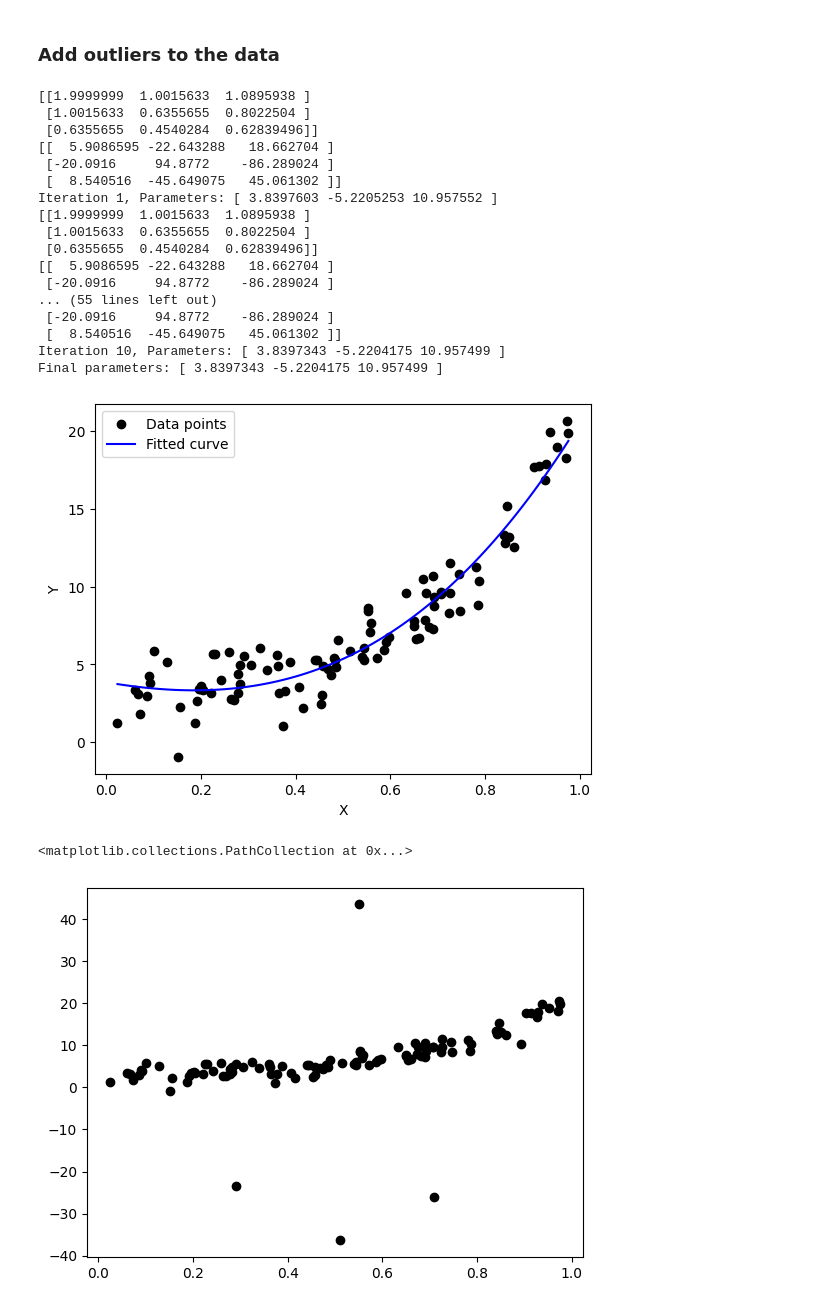
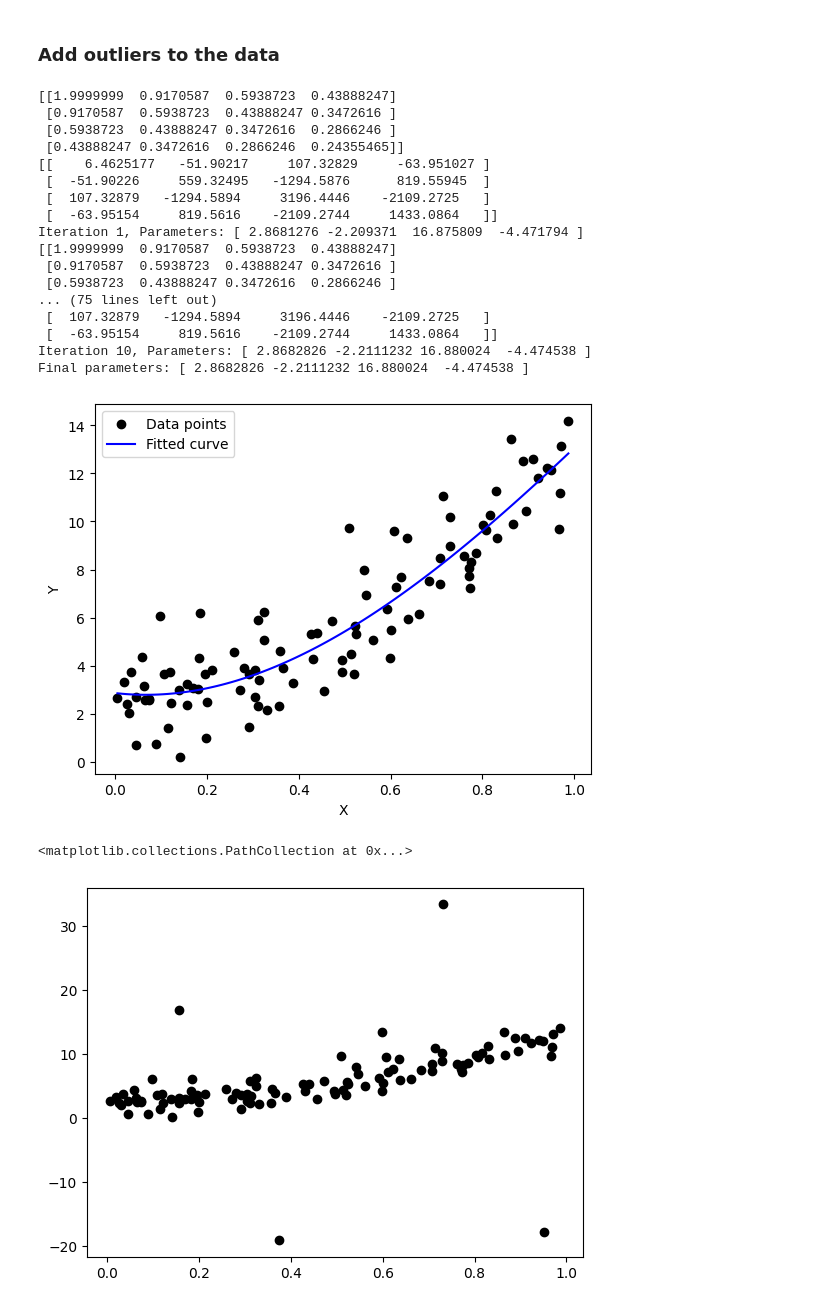
Before and after one commit to Romasa102/CurveFittingAlgorithm, a Jupyter notebook: CurveFit.ipynb, the cells around one changed output. Saved outputs shown, nothing was run; the diff lists cells and outputs as text; code cells hidden in the pictures.

```diff
--- a/CurveFit.ipynb
+++ b/CurveFit.ipynb
@@ -9,2 +7,5 @@ import matplotlib.pyplot as plt
 # %%
-GlobalSeed = 3
+GlobalSeed = 42
+ErrorsLevel = 10
+FunctionComplexity = 5
+Degree = 3
@@ -12,19 +15,22 @@ GlobalSeed = 3
 #set the random_seed
 np.random.seed(GlobalSeed)
 
-def function(params,x):
-    return params[0] + params[1] * x + params[2] * x ** 2 + params[3] * x ** 3 + params[4] * x ** 4 + params[5] * x ** 5 + params[6] * x ** 6 + params[7] * x ** 7 + params[8] * x ** 8 + params[9] * x ** 9 + params[10] * x ** 10
+def predict(params,x):
+    if(Degree == 10):
+        return params[0] + params[1] * x + params[2] * x ** 2 + params[3] * x ** 3 + params[4] * x ** 4 + params[5] * x ** 5 + params[6] * x ** 6 + params[7] * x ** 7 + params[8] * x ** 8 + params[9] * x ** 9 + params[10] * x ** 10
+    elif(Degree == 3):
+        return params[0] + params[1] * x + params[2] * x ** 2 + params[3] * x ** 3
 
 def generate_points(params,n, error):
     X = np.random.rand(n)
-    Y = function(params,X) + error*np.random.randn(n)
+    Y = predict(params,X) + error*np.random.randn(n)
     return X, Y
 
-params = np.random.rand(11)*5
+params = np.random.rand(Degree + 1)*FunctionComplexity
 X, Y = generate_points(params,100, 1.5)
 #plot the function as well
 X_org = jnp.linspace(min(X), max(X), 100)
-Y_org = function(params,X_org)
+Y_org = predict(params,X_org)
 plt.plot(X_org, Y_org, color='green', label='Function')
 plt.scatter(X, Y,color = 'black')
 # %% [output]
@@ -33,10 +39,6 @@ plt.scatter(X, Y,color = 'black')
 # %% [markdown]
 ## Polynomial regression using Newton's method
 # %%
-def predict(params, X):
-    #third polynomial
-    return params[0] + params[1] * X + params[2] * X ** 2 + params[3] * X ** 3
-
 # Define the loss function (mean squared error)
 def loss(params, X, Y):
     predictions = predict(params, X)
@@ -47,7 +49,7 @@ hessian_loss = hessian(loss)
 
 # Newton's method for polynomial regression
 def newton_method(X, Y, num_iterations=10):
-    params = np.zeros(3)
+    params = np.zeros(Degree + 1)
     for i in range(num_iterations):
         grad_l = grad_loss(params, X, Y)
         hess_l = hessian_loss(params, X, Y)
@@ -88,7 +90,7 @@ def showNewton(X, Y):
 # %% [markdown]
 ### Add outliers to the data
 # %%
-def AddOutliers(X, Y, severity_factor=10):
+def AddOutliers(X, Y):
     #set the random_seed
     np.random.seed(GlobalSeed)
     # Calculate the standard deviation of the original data
@@ -97,7 +99,7 @@ def AddOutliers(X, Y, severity_factor=10):
     X_outliers = np.random.rand(5)
 
     # Add outlier which is between 1 and 3 std of the original data
-    Y_outliers = function(params, X_outliers) + np.random.uniform(-severity_factor * std_dev, severity_factor * std_dev, len(X_outliers))
+    Y_outliers = predict(params, X_outliers) + np.random.uniform(-ErrorsLevel * std_dev, ErrorsLevel * std_dev, len(X_outliers))
     X_ol = np.concatenate((X, X_outliers))
     Y_ol = np.concatenate((Y, Y_outliers))
     return X_ol, Y_ol
@@ -209,31 +212,31 @@ def plot_and_calculate_rmse(plot_config1, plot_config2, title):
 # %%
 X_init_fit,Y_init_fit,error_init_fit = showNewton(X,Y)
 # %% [output]
-[[1.9999999  1.0015633  1.0895938 ]
- [1.0015633  0.6355655  0.8022504 ]
- [0.6355655  0.4540284  0.62839496]]
-[[  5.9086595 -22.643288   18.662704 ]
- [-20.0916     94.8772    -86.289024 ]
- [  8.540516  -45.649075   45.061302 ]]
-Iteration 1, Parameters: [ 3.8397603 -5.2205253 10.957552 ]
-[[1.9999999  1.0015633  1.0895938 ]
- [1.0015633  0.6355655  0.8022504 ]
- [0.6355655  0.4540284  0.62839496]]
-[[  5.9086595 -22.643288   18.662704 ]
- [-20.0916     94.8772    -86.289024 ]
-... (55 lines left out)
- [-20.0916     94.8772    -86.289024 ]
- [  8.540516  -45.649075   45.061302 ]]
-Iteration 10, Parameters: [ 3.8397343 -5.2204175 10.957499 ]
-Final parameters: [ 3.8397343 -5.2204175 10.957499 ]
+[[1.9999999  0.9170587  0.5938723  0.43888247]
+ [0.9170587  0.5938723  0.43888247 0.3472616 ]
+ [0.5938723  0.43888247 0.3472616  0.2866246 ]
+ [0.43888247 0.3472616  0.2866246  0.24355465]]
+[[    6.4625177   -51.90217     107.32829     -63.951027 ]
+ [  -51.90226     559.32495   -1294.5876      819.55945  ]
+ [  107.32879   -1294.5894     3196.4446    -2109.2725   ]
+ [  -63.95154     819.5616    -2109.2744     1433.0864   ]]
+Iteration 1, Parameters: [ 2.8681276 -2.209371  16.875809  -4.471794 ]
+[[1.9999999  0.9170587  0.5938723  0.43888247]
+ [0.9170587  0.5938723  0.43888247 0.3472616 ]
+ [0.5938723  0.43888247 0.3472616  0.2866246 ]
+... (75 lines left out)
+ [  107.32879   -1294.5894     3196.4446    -2109.2725   ]
+ [  -63.95154     819.5616    -2109.2744     1433.0864   ]]
+Iteration 10, Parameters: [ 2.8682826 -2.2111232 16.880024  -4.474538 ]
+Final parameters: [ 2.8682826 -2.2111232 16.880024  -4.474538 ]
-[figure, old version]
+[figure, new version]
 # %%
-X_ol = AddOutliers(X,Y,10)[0]
-Y_ol = AddOutliers(X,Y,10)[1]
+X_ol = AddOutliers(X,Y)[0]
+Y_ol = AddOutliers(X,Y)[1]
 plt.scatter(X_ol, Y_ol, color='black', label='Data points')
 # %% [output]
 <matplotlib.collections.PathCollection at 0x...>
-[figure, old version]
+[figure, new version]
 # %%
 X_ol_fit,Y_ol_fit,error_ol_fit = showNewton(X_ol,Y_ol)
 # %% [output]
```
Also changed, not shown: parts of 12 cells of this notebook, 1 other file.
